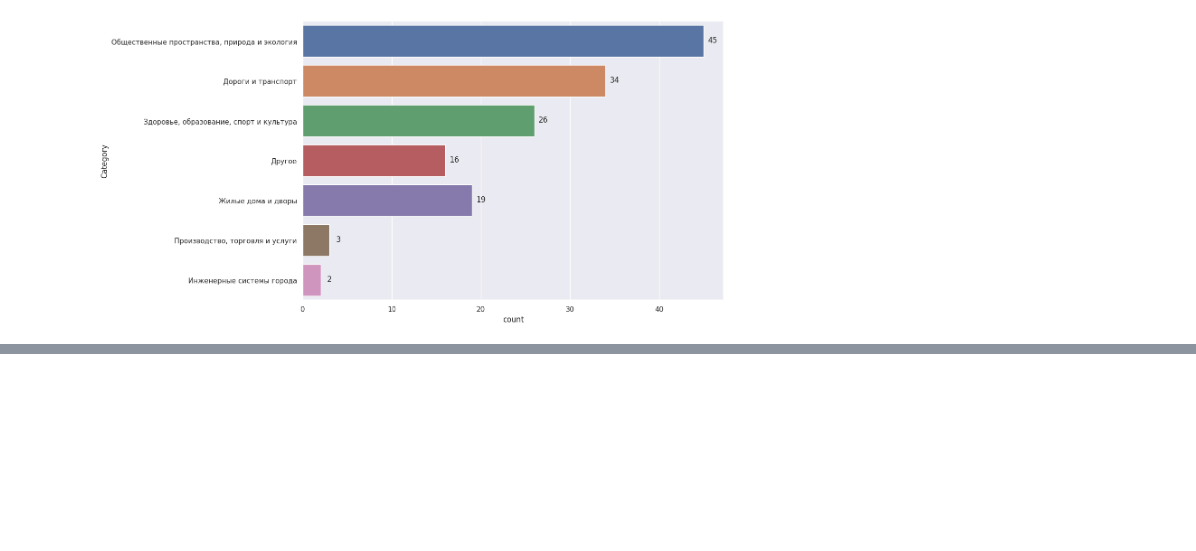
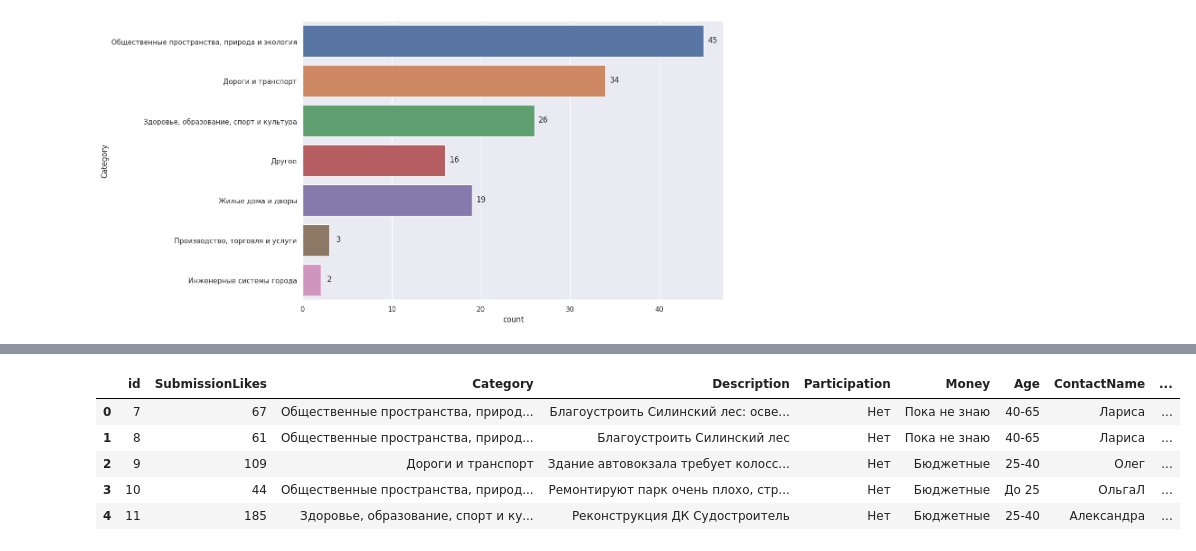
Before and after one commit to modernpacifist/komsomolsk-on-amur-comment-analysis, a Jupyter notebook: KomsomolskOnAmurCommentAnalysis.ipynb, the cells around one changed output, grey strips where cells are left out. Saved outputs shown, nothing was run; the diff lists cells and outputs as text; code cells hidden in the pictures; blank space fills up the shorter version.

```diff
--- a/KomsomolskOnAmurCommentAnalysis.ipynb
+++ b/KomsomolskOnAmurCommentAnalysis.ipynb
@@ -167,0 +211,9 @@ plt.show()
+# %%
+df.head()
+# %% [output]
+|  | id | SubmissionLikes | Category | Description | Participation | Money | Age | ContactName | ... |
+| 0 | 7 | 67 | Общественные пространства, природ... | Благоустроить Силинский лес: осве... | Нет | Пока не знаю | 40-65 | Лариса | ... |
+| 1 | 8 | 61 | Общественные пространства, природ... | Благоустроить Силинский лес | Нет | Пока не знаю | 40-65 | Лариса | ... |
+| 2 | 9 | 109 | Дороги и транспорт | Здание автовокзала требует колосс... | Нет | Бюджетные | 25-40 | Олег | ... |
+| 3 | 10 | 44 | Общественные пространства, природ... | Ремонтируют парк очень плохо, стр... | Нет | Бюджетные | До 25 | ОльгаЛ | ... |
+| 4 | 11 | 185 | Здоровье, образование, спорт и ку... | Реконструкция ДК Судостроитель | Нет | Бюджетные | 25-40 | Александра | ... |
```
Also changed, not shown: parts of 8 cells of this notebook.
